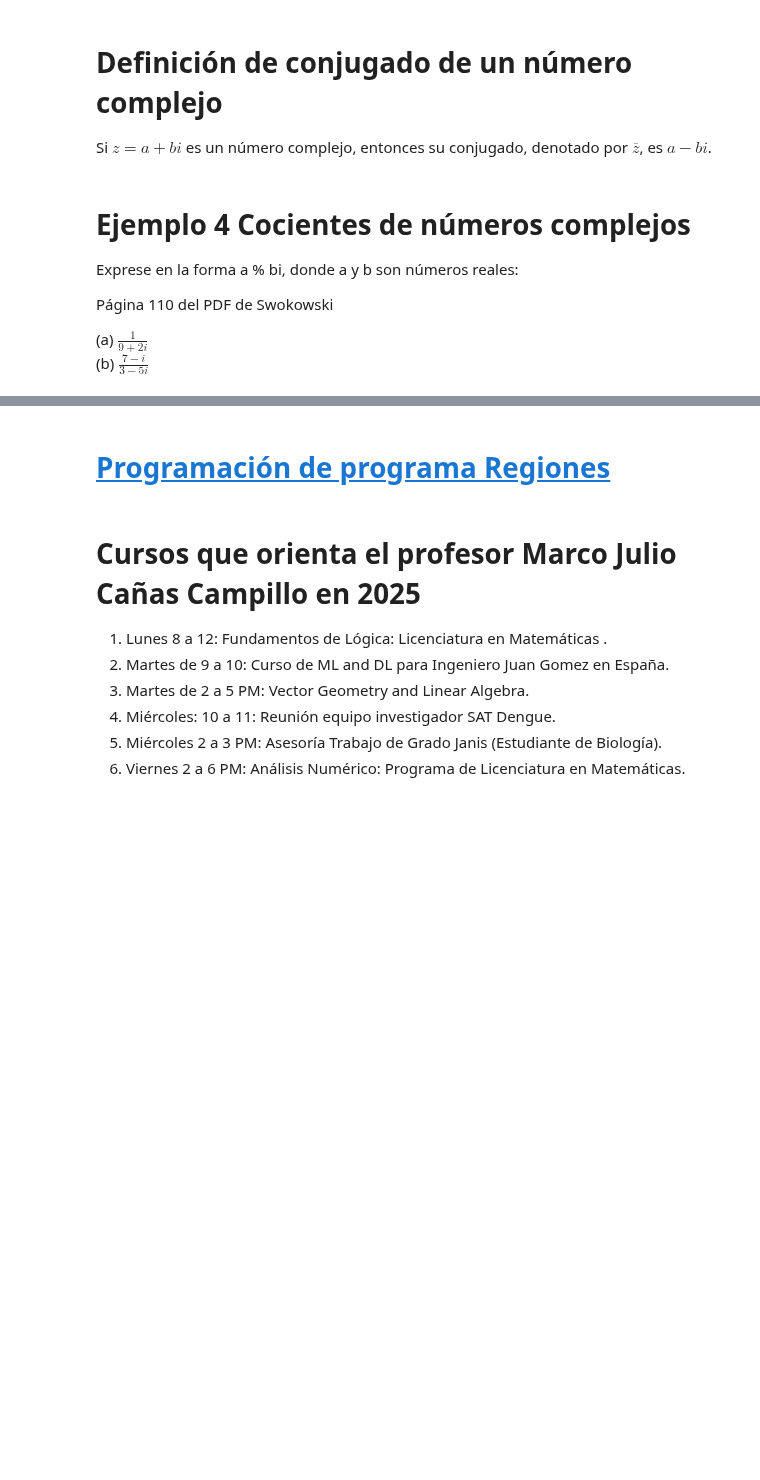
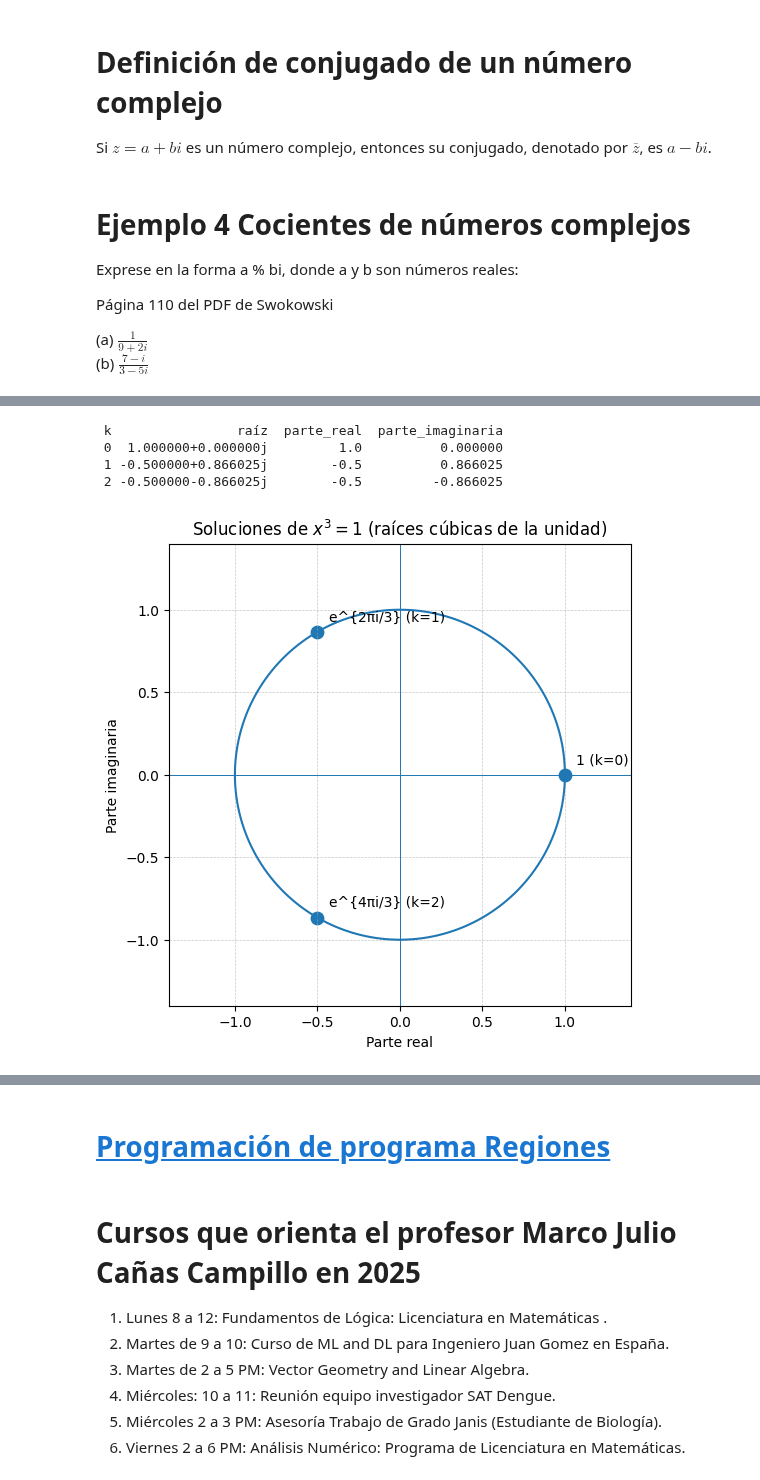
Before and after one commit to marco-canas/algebra_y_trigonometria, a Jupyter notebook: 2_planeacion/1_classes/3_unidad_2_ecuaciones_e_inecuaciones/apendice/3_ejemplos/4_ejemplos_sec_2_4/2_4_numeros_complejos_ejemplos.ipynb, the cells around one changed output, grey strips where cells are left out. Cells and saved outputs as stored; diff of their text form; code cells hidden in the pictures; blank space fills up the shorter version.

Commit message:
representación geométrica de las raíces cúbicas de la unidad

```diff
--- a/2_planeacion/1_classes/3_unidad_2_ecuaciones_e_inecuaciones/apendice/3_ejemplos/4_ejemplos_sec_2_4/2_4_numeros_complejos_ejemplos.ipynb
+++ b/2_planeacion/1_classes/3_unidad_2_ecuaciones_e_inecuaciones/apendice/3_ejemplos/4_ejemplos_sec_2_4/2_4_numeros_complejos_ejemplos.ipynb
@@ -180,0 +187,60 @@ Página 110 del PDF de Swokowski
+# %%
+# Genero y muestro las soluciones de x^3 = 1 en el plano complejo usando matplotlib.
+import numpy as np
+import matplotlib.pyplot as plt
+import pandas as pd
+from math import pi, cos, sin, isclose
+
+# raíces cúbicas de la unidad
+roots = [np.exp(2j * pi * k / 3) for k in range(3)]
+
+# Preparar datos para tabla
+df = pd.DataFrame({
+    "k": [0, 1, 2],
+    "raíz": roots,
+    "parte_real": [np.round(z.real, 6) for z in roots],
+    "parte_imaginaria": [np.round(z.imag, 6) for z in roots]
+})
+
+# Mostrar tabla (interactiva en el notebook)
+try:
+    import caas_jupyter_tools as cjt
+    cjt.display_dataframe_to_user("Raíces cúbicas de la unidad", df)
+except Exception:
+    # Si la función no está disponible, mostramos la tabla con print
+    print(df.to_string(index=False))
+
+# Gráfica en el plano complejo
+fig, ax = plt.subplots(figsize=(6,6))
+# círculo unitario
+theta = np.linspace(0, 2*pi, 400)
+ax.plot(np.cos(theta), np.sin(theta))  # no se especifica color
+
+# puntos (raíces)
+xs = [z.real for z in roots]
+ys = [z.imag for z in roots]
+ax.scatter(xs, ys, s=80)  # no se especifica color
+
+# anotaciones
+labels = ["1 (k=0)", "e^{2πi/3} (k=1)", "e^{4πi/3} (k=2)"]
+for x, y, lab in zip(xs, ys, labels):
+    ax.annotate(lab, xy=(x, y), xytext=(8, 8), textcoords='offset points', fontsize=10)
+
+# ejes y estética
+ax.axhline(0, linewidth=0.7)
+ax.axvline(0, linewidth=0.7)
+ax.set_aspect('equal', 'box')
+ax.set_xlim(-1.4, 1.4)
+ax.set_ylim(-1.4, 1.4)
+ax.set_xlabel("Parte real")
+ax.set_ylabel("Parte imaginaria")
+ax.set_title("Soluciones de $x^3 = 1$ (raíces cúbicas de la unidad)")
+ax.grid(True, linestyle='--', linewidth=0.5, alpha=0.7)
+
+plt.show()
+# %% [output]
+ k                raíz  parte_real  parte_imaginaria
+ 0  1.000000+0.000000j         1.0          0.000000
+ 1 -0.500000+0.866025j        -0.5          0.866025
+ 2 -0.500000-0.866025j        -0.5         -0.866025
+[figure, added]
```
Also changed, not shown: parts of 35 cells of this notebook, 3 other files.
